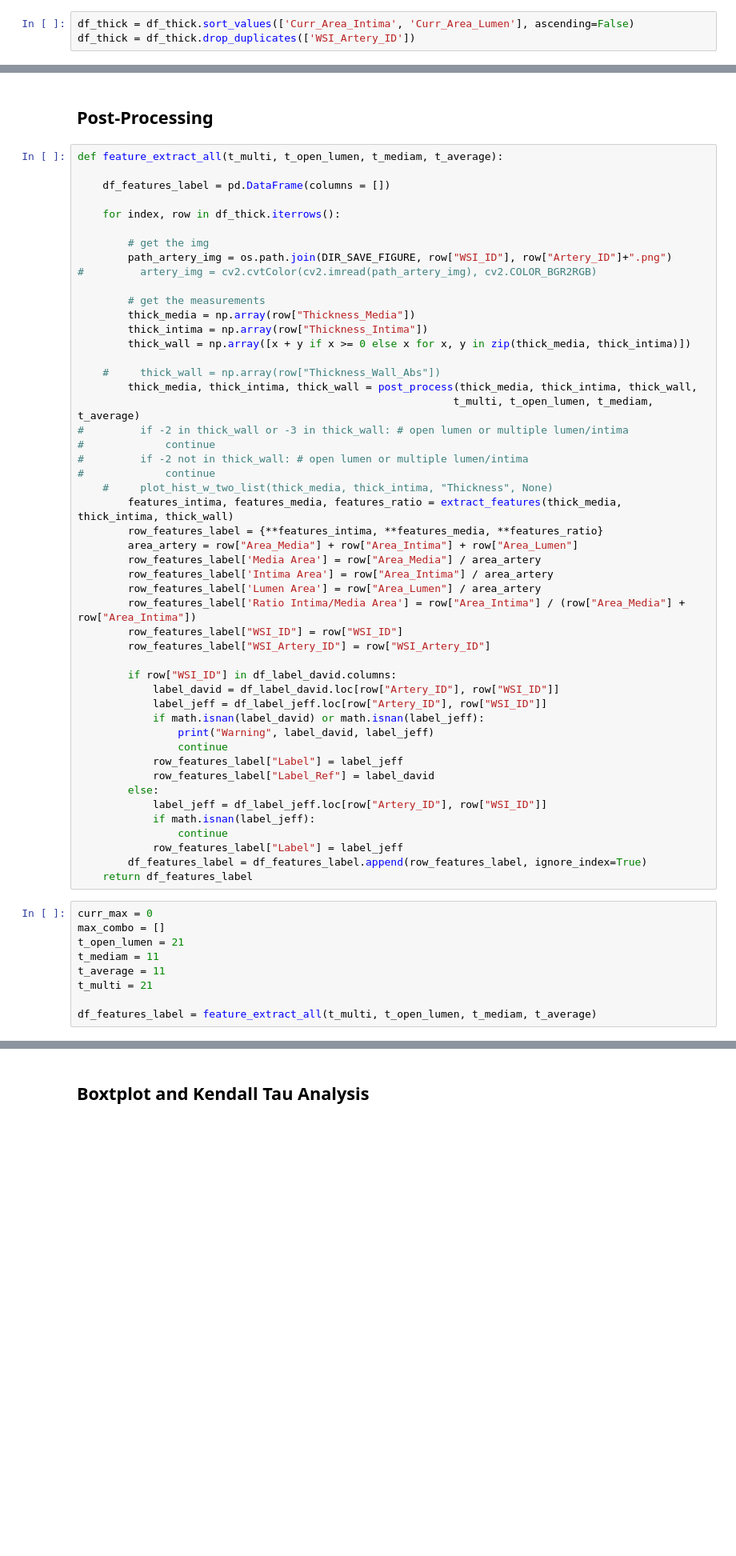
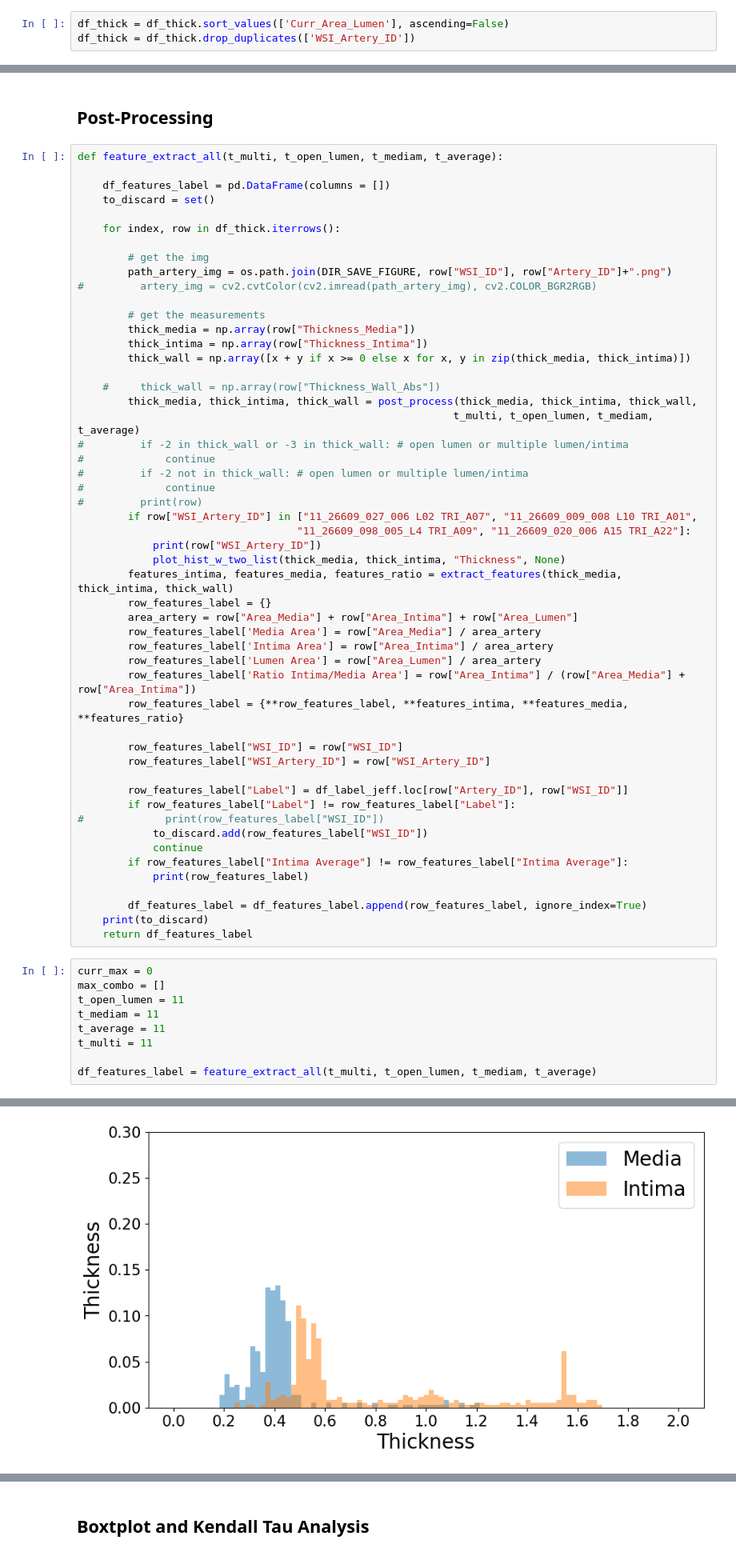
Before and after one commit to K-Harishwar-Reddy/Artery--Feature-Extraction, a Jupyter notebook: stat.ipynb, the cells around one changed output, grey strips where cells are left out. Shown at 80% size. Drawn from its saved outputs; the diff is of its cells as text; blank space fills up the shorter version.

```diff
--- a/stat.ipynb
+++ b/stat.ipynb
@@ -79,5 +104,5 @@ print(df_thick.shape)
 # %%
-df_thick = df_thick.sort_values(['Curr_Area_Intima', 'Curr_Area_Lumen'], ascending=False)
+df_thick = df_thick.sort_values(['Curr_Area_Lumen'], ascending=False)
 df_thick = df_thick.drop_duplicates(['WSI_Artery_ID'])
 # %%
 print(df_thick.shape)
@@ -93,6 +120,7 @@ print(df_thick.shape)
 def feature_extract_all(t_multi, t_open_lumen, t_mediam, t_average):
 
     df_features_label = pd.DataFrame(columns = [])
+    to_discard = set()
 
     for index, row in df_thick.iterrows():
 
@@ -112,38 +140,41 @@ def feature_extract_all(t_multi, t_open_lumen, t_mediam, t_average):
 #             continue
 #         if -2 not in thick_wall: # open lumen or multiple lumen/intima
 #             continue
-    #     plot_hist_w_two_list(thick_media, thick_intima, "Thickness", None)
+#         print(row)
+        if row["WSI_Artery_ID"] in ["11_26609_027_006 L02 TRI_A07", "11_26609_009_008 L10 TRI_A01",
+                                   "11_26609_098_005_L4 TRI_A09", "11_26609_020_006 A15 TRI_A22"]:
+            print(row["WSI_Artery_ID"])
+            plot_hist_w_two_list(thick_media, thick_intima, "Thickness", None)
         features_intima, features_media, features_ratio = extract_features(thick_media, thick_intima, thick_wall)
-        row_features_label = {**features_intima, **features_media, **features_ratio}
+        row_features_label = {}
         area_artery = row["Area_Media"] + row["Area_Intima"] + row["Area_Lumen"]
         row_features_label['Media Area'] = row["Area_Media"] / area_artery
         row_features_label['Intima Area'] = row["Area_Intima"] / area_artery
         row_features_label['Lumen Area'] = row["Area_Lumen"] / area_artery
         row_features_label['Ratio Intima/Media Area'] = row["Area_Intima"] / (row["Area_Media"] + row["Area_Intima"])
+        row_features_label = {**row_features_label, **features_intima, **features_media, **features_ratio}
+
         row_features_label["WSI_ID"] = row["WSI_ID"]
         row_features_label["WSI_Artery_ID"] = row["WSI_Artery_ID"]
 
-        if row["WSI_ID"] in df_label_david.columns:
-            label_david = df_label_david.loc[row["Artery_ID"], row["WSI_ID"]]
-            label_jeff = df_label_jeff.loc[row["Artery_ID"], row["WSI_ID"]]
-            if math.isnan(label_david) or math.isnan(label_jeff):
-                print("Warning", label_david, label_jeff)
-                continue
-            row_features_label["Label"] = label_jeff
-            row_features_label["Label_Ref"] = label_david
-        else:
-            label_jeff = df_label_jeff.loc[row["Artery_ID"], row["WSI_ID"]]
-            if math.isnan(label_jeff):
-                continue
-            row_features_label["Label"] = label_jeff
+        row_features_label["Label"] = df_label_jeff.loc[row["Artery_ID"], row["WSI_ID"]]
+        if row_features_label["Label"] != row_features_label["Label"]:
+#             print(row_features_label["WSI_ID"])
+            to_discard.add(row_features_label["WSI_ID"])
+            continue
+        if row_features_label["Intima Average"] != row_features_label["Intima Average"]:
+            print(row_features_label)
+
         df_features_label = df_features_label.append(row_features_label, ignore_index=True)
+    print(to_discard)
     return df_features_label
 # %%
 curr_max = 0
 max_combo = []
-t_open_lumen = 21
+t_open_lumen = 11
 t_mediam = 11
 t_average = 11
-t_multi = 21
+t_multi = 11
 
 df_features_label = feature_extract_all(t_multi, t_open_lumen, t_mediam, t_average)
+# %% [output]
@@ -149,0 +182 @@ df_features_label = feature_extract_all(t_multi, t_open_lumen, t_mediam, t_avera
+[figure, added]
```
Also changed, not shown: parts of 61 cells of this notebook, 9 other files.
